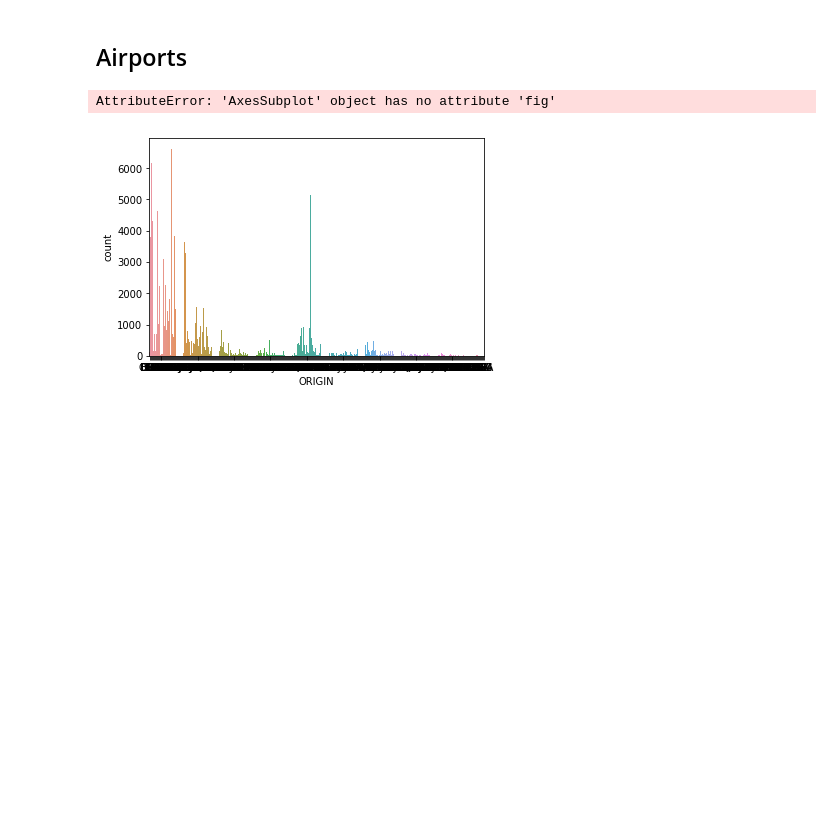
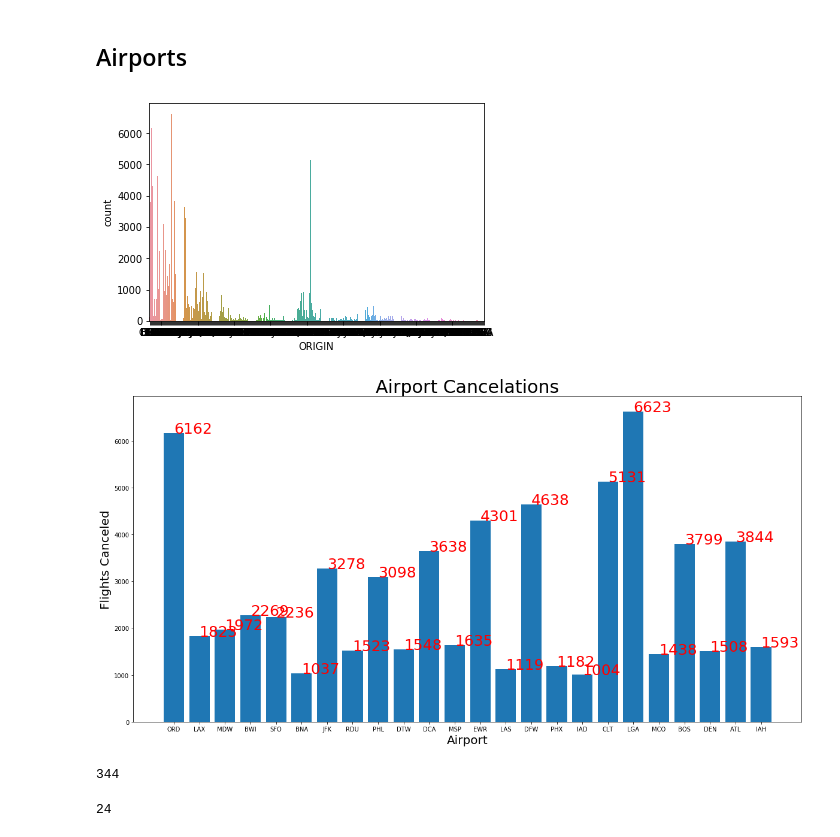
Before and after one commit to Arimorris/canceled_flights, a Jupyter notebook: visuals.ipynb, the cells around one changed output. Saved outputs shown, nothing was run; the diff lists cells and outputs as text; code cells hidden in the pictures; blank space fills up the shorter version.

Commit message:
show airports with most cancellations

```diff
--- a/visuals.ipynb
+++ b/visuals.ipynb
@@ -258,7 +258,30 @@ plt.show()
 ## Airports
 # %%
 f = sns.countplot(cancel['ORIGIN'])
-f.fig.set_size_inches(15,15)
+# f.fig.set_size_inches(15,15)
 # %% [output]
-AttributeError: 'AxesSubplot' object has no attribute 'fig'
 [figure]
+# %%
+p = cancel['ORIGIN'].value_counts()
+airport = set(cancel['ORIGIN'])
+port = [x for x in airport if p[x] >=1000]
+val = [p[x] for x in airport if p[x] >=1000]
+# %%
+plt.figure(figsize=(20,10))
+plt.bar(port, val)
+plt.title("Airport Cancelations", fontsize =30)
+plt.xlabel('Airport', fontsize =20)
+plt.ylabel('Flights Canceled', fontsize =20)
+for a,b in zip(port, val):
+    plt.text(a, b, str(b), fontsize =25, color ='r')
+plt.show()
+# %% [output]
+[figure, added]
+# %%
+len(airport)
+# %% [output]
+344
+# %%
+len(port)
+# %% [output]
+24
```
Also changed, not shown: parts of 1 cell of this notebook.
